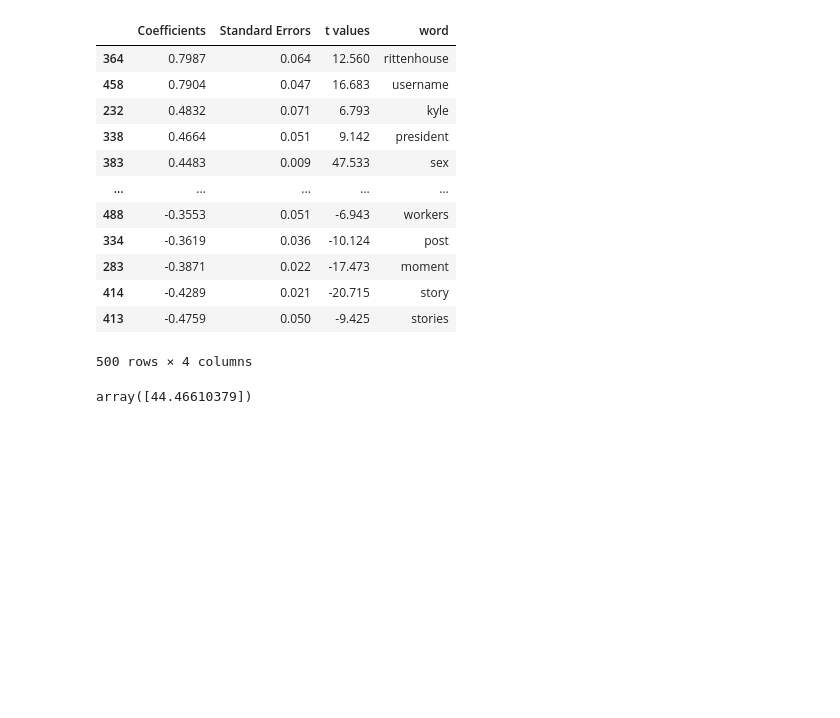
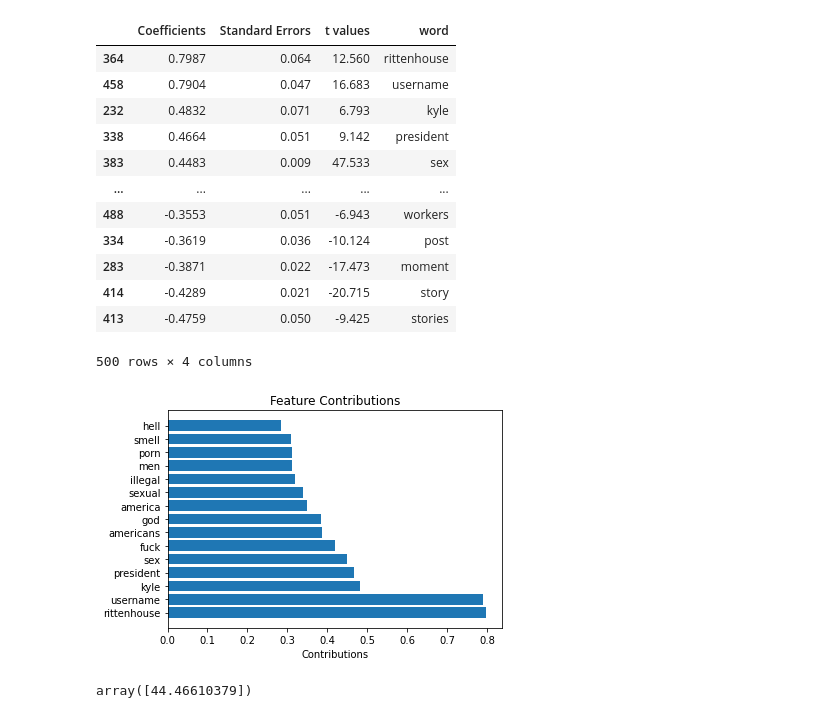
Before and after one commit to seangao14/pstat131proj, a Jupyter notebook: playground.ipynb, the cells around one changed output. Cells and saved outputs as stored; diff of their text form; code cells hidden in the pictures; blank space fills up the shorter version.

```diff
--- a/playground.ipynb
+++ b/playground.ipynb
@@ -403,7 +441,8 @@ lr_df.sort_values(by=['Coefficients'], ascending=False)
 ridge_pred = ridge.predict(X_train)
 ridge_df = make_lr_dict(ridge, np.log(Y_train), ridge_pred)
 ridge_df['word'] = vocab
-ridge_df.sort_values(by=['Coefficients'], ascending=False)
+ridge_df_sorted = ridge_df.sort_values(by=['Coefficients'], ascending=False)
+ridge_df_sorted
 # %% [output]
 |  | Coefficients | Standard Errors | t values | word |
 | 364 | 0.7987 | 0.064 | 12.560 | rittenhouse |
@@ -418,6 +457,14 @@ ridge_df.sort_values(by=['Coefficients'], ascending=False)
 | 414 | -0.4289 | 0.021 | -20.715 | story |
 | 413 | -0.4759 | 0.050 | -9.425 | stories |
 500 rows × 4 columns
+# %%
+plt.barh([x for x in range(15)], ridge_df_sorted['Coefficients'][0:15])
+plt.yticks([x for x in range(15)], ridge_df_sorted['word'][0:15])
+plt.xlabel('Contributions')
+plt.title('Feature Contributions')
+plt.show()
+# %% [output]
+[figure, added]
 # %%
 np.exp(pred_from_str('what if rittenhouse was the president', ridge, vectorizer))
 # %% [output]
```
Also changed, not shown: parts of 15 cells of this notebook.
